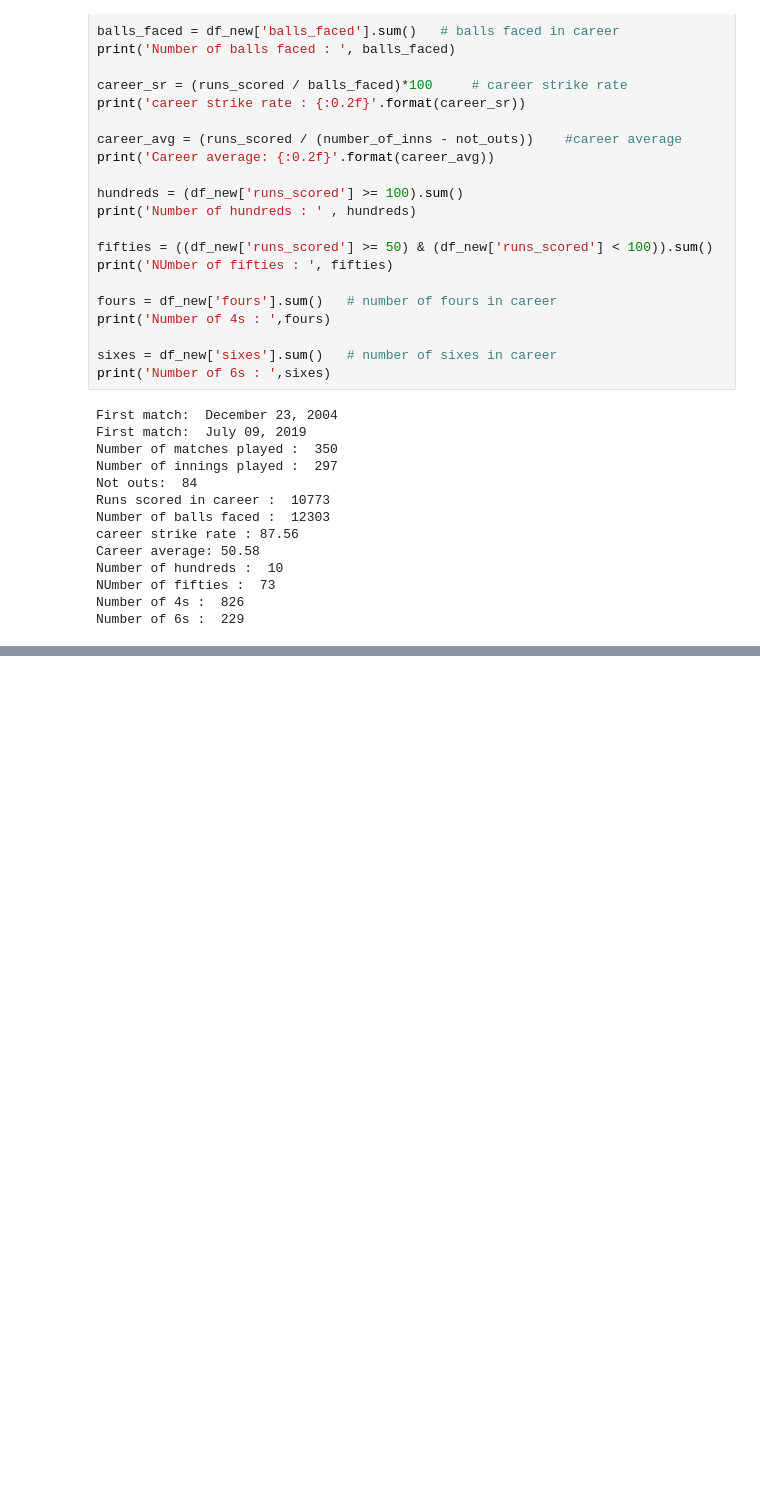
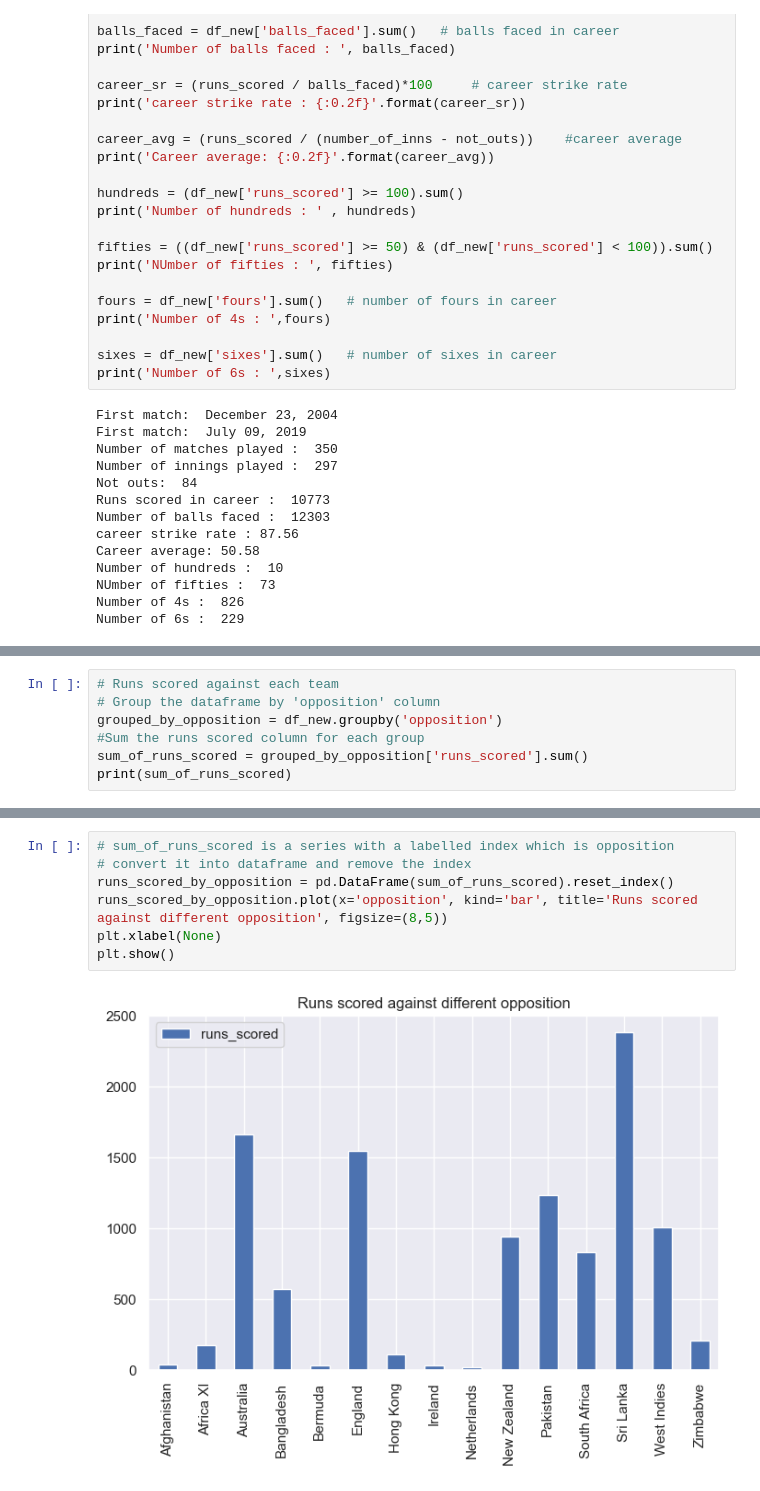
Before and after one commit to Mechturncoder/data_analystic, a Jupyter notebook: msdhoni.ipynb, the cells around one changed output, grey strips where cells are left out. Saved outputs shown, nothing was run; the diff lists cells and outputs as text; blank space fills up the shorter version.

```diff
--- a/msdhoni.ipynb
+++ b/msdhoni.ipynb
@@ -188,0 +221,7 @@ Number of 6s :  229
+# %%
+# Runs scored against each team
+# Group the dataframe by 'opposition' column
+grouped_by_opposition = df_new.groupby('opposition')
+#Sum the runs scored column for each group
+sum_of_runs_scored = grouped_by_opposition['runs_scored'].sum()
+print(sum_of_runs_scored)
@@ -188,0 +246,9 @@ Number of 6s :  229
+# %%
+# sum_of_runs_scored is a series with a labelled index which is opposition
+# convert it into dataframe and remove the index
+runs_scored_by_opposition = pd.DataFrame(sum_of_runs_scored).reset_index()
+runs_scored_by_opposition.plot(x='opposition', kind='bar', title='Runs scored against different opposition', figsize=(8,5))
+plt.xlabel(None)
+plt.show()
+# %% [output]
+[figure, added]
```
Also changed, not shown: parts of 18 cells of this notebook, 1 other file.
